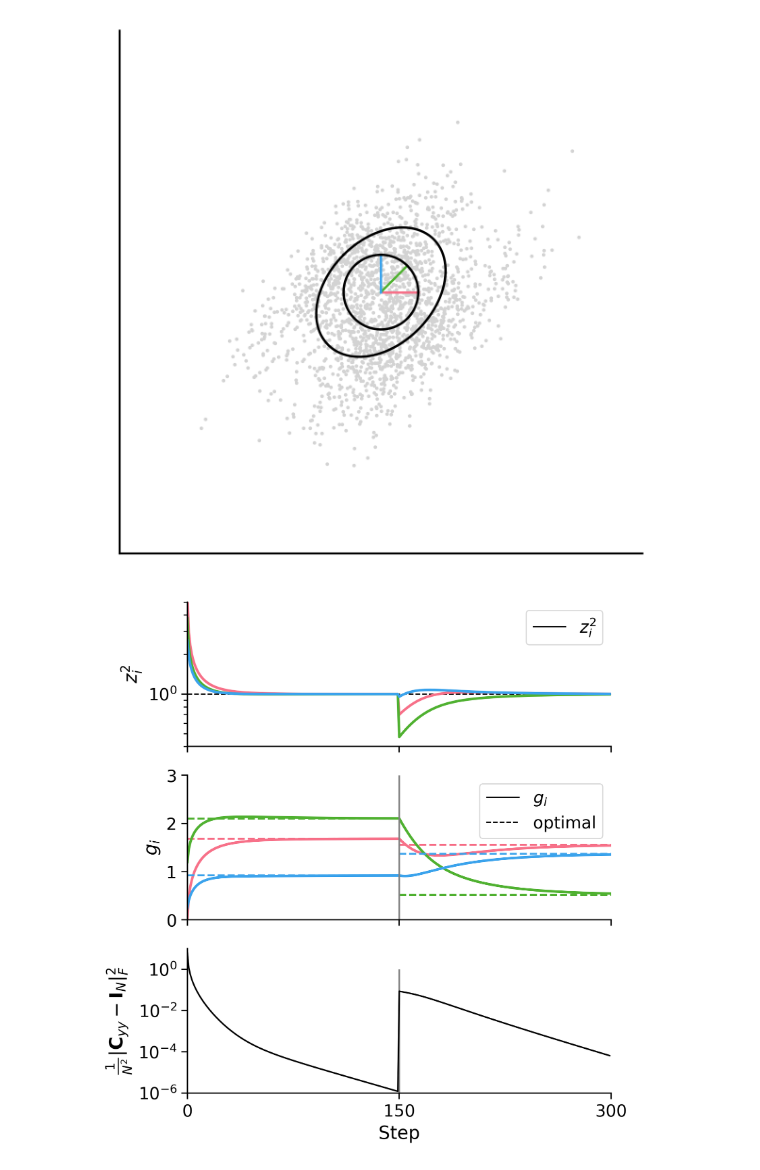
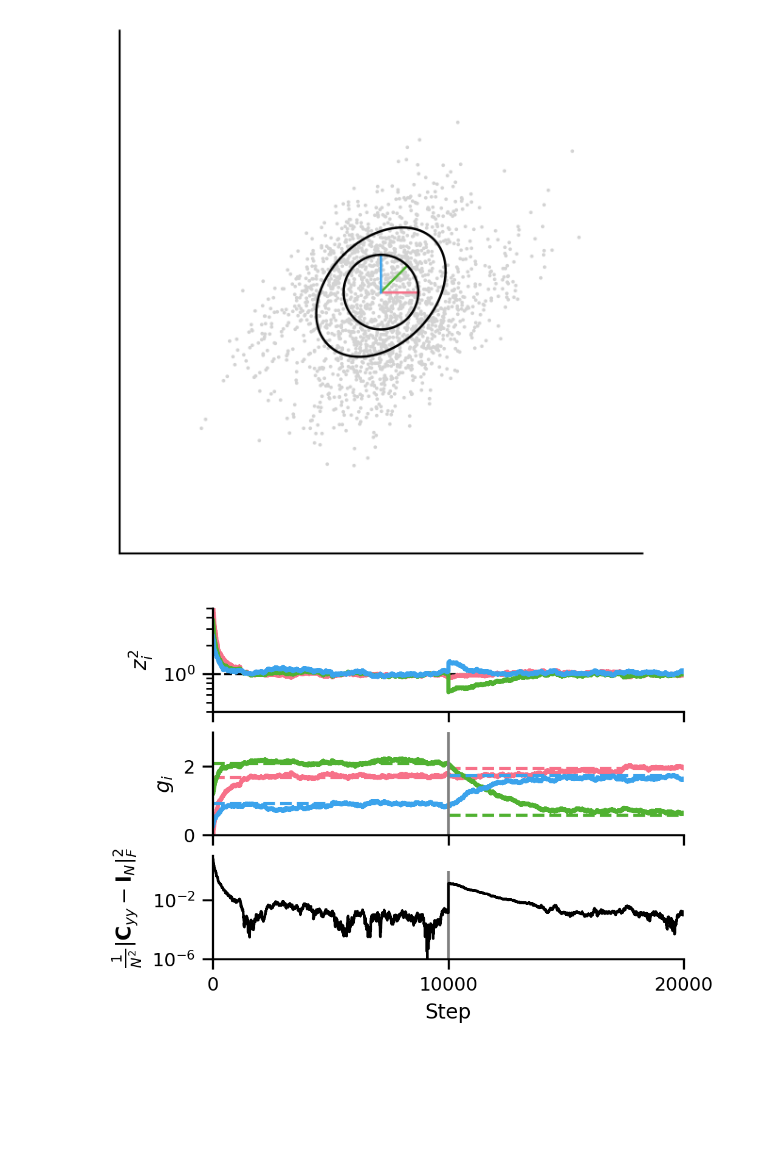
Before and after one commit to lyndond/frame_whitening, a Jupyter notebook: figures/loss_go_down.ipynb, the cells around one changed output. Saved outputs shown, nothing was run; the diff lists cells and outputs as text; code cells hidden in the pictures; blank space fills up the shorter version.

```diff
--- a/figures/loss_go_down.ipynb
+++ b/figures/loss_go_down.ipynb
@@ -58,9 +58,10 @@ with sns.plotting_context("paper", font_scale=1.5):
 seed = 42069
 np.random.seed(seed)
 n, k = 2, 3
-batch_size = 32
-n_batch = 150
-lr_g = 1E-1
+n_batch = 10_000
+lr_g = 2E-3
+online = True
+batch_size = 1
 
 theta = np.deg2rad(55)
 V = np.array([[np.cos(theta), -np.sin(theta)], [np.sin(theta), np.cos(theta)]])
@@ -69,7 +70,7 @@ Cxx0 *= 50
 
 # V, _ = np.linalg.qr(np.random.randn(n, n))
 Cxx1 = V @ np.diag([3, 2]) @ V.T * 0.1
-Cxx1 *= 30
+Cxx1 *= 40
 
 cholesky_list = [np.linalg.cholesky(C) for C in [Cxx0, Cxx1]]
 Cxx_list = (Cxx0, Cxx1)
@@ -78,7 +79,7 @@ W = np.array([[0, 1, 1], [1, 1, 0]])
 W = fw.normalize_frame(W)
 
 g0 = np.array([0.01, 1.2, 0.25])
-g, g_all, errors, variances = fws.adapt_covariance(Cxx_list, W, batch_size, n_batch, lr_g, g0=g0, online=False, seed=seed)
+g, g_all, errors, variances = fws.adapt_covariance(Cxx_list, W, batch_size, n_batch, lr_g, g0=g0, online=online, seed=seed)
 # %%
 def get_variances(g, W, Cxx):
     N = W.shape[0]
@@ -98,48 +99,39 @@ for j, Cxx in enumerate([Cxx0, Cxx1]):
 
 vars = np.stack(vars)
 # %%
-with sns.plotting_context("paper", font_scale=1.5):
+with sns.plotting_context("paper", font_scale=1):
 
     cols = sns.color_palette("husl", 3)
-    fig, ax = plt.subplots(3, 1, figsize=(6, 7), sharex="all", dpi=300)
+    fig, ax = plt.subplots(3, 1, figsize=(4, 3), sharex="all", dpi=250)
 
     for i in range(k):
         ax[0].plot(vars[:,i], color=cols[i], linewidth=2)
 
-    # dummy line for legend
-    ax[0].vlines(n_batch, 0, 0, color="k", ls="-",
-    linewidth=1, label=r"$z_i^2$", zorder=-1)
+
     ax[0].hlines(
         1, 0, 2*n_batch, color="k", linestyle="--", linewidth=1.,  zorder=-1)
 
 
     g_opt0 = fws.get_g_opt(W, Cxx0)
     g_opt1 = fws.get_g_opt(W, Cxx1)
     g_opt = [g_opt0, g_opt1]
 
-    # dummy line for legend
-    ax[1].vlines(
-        n_batch, 0, 1, color="k", ls="-", linewidth=1, label=r"$g_i$", zorder=-1)
-    ax[1].hlines(
-        g_opt[0], 0, 0, color="k", linestyle="--",
-        linewidth=1., label="optimal", zorder=-1)
 
     for i in range(k):
         ax[1].plot(g_all[:,i], color=cols[i], linewidth=2)
         ax[1].hlines(g_opt0[i], 0, n_batch, color=cols[i], linestyle='--', lw=1.5)
         ax[1].hlines(g_opt1[i], n_batch, 2*n_batch, color=cols[i], linestyle='--', lw=1.5)
     ax[1].vlines(n_batch, 0, 3, color="grey", linestyle='-')
     ax[2].vlines(n_batch, 1E-10, 1, color="grey", linestyle='-')
 
     ax[0].set(ylabel=r"$z_i^2$", yscale="log", ylim=(.4, 5))
-    ax[0].legend(loc="upper right")
+    # ax[0].set(ylabel=r"$z_i^2$", yscale="linear", ylim=(0, 5))
     ax[1].set(ylabel=r"$g_i$", xlim=(0, n_batch * len(cholesky_list)), ylim=(0, 3),
     xticks=(0, n_batch, 2*n_batch))
     ax[2].plot(errors, "k")
 
     ax[2].set(ylabel=r"$\frac{1}{N^2}\|{\bf C}_{yy} - {\bf I}_N\|_{F}^2$", xlabel="Step",
     yscale="log", ylim=(1E-6, 10))
-    ax[1].legend(loc="upper right")
     sns.despine()
 # %% [output]
-[figure, old version]
+[figure, new version]
```
Also changed, not shown: 8 other files.
